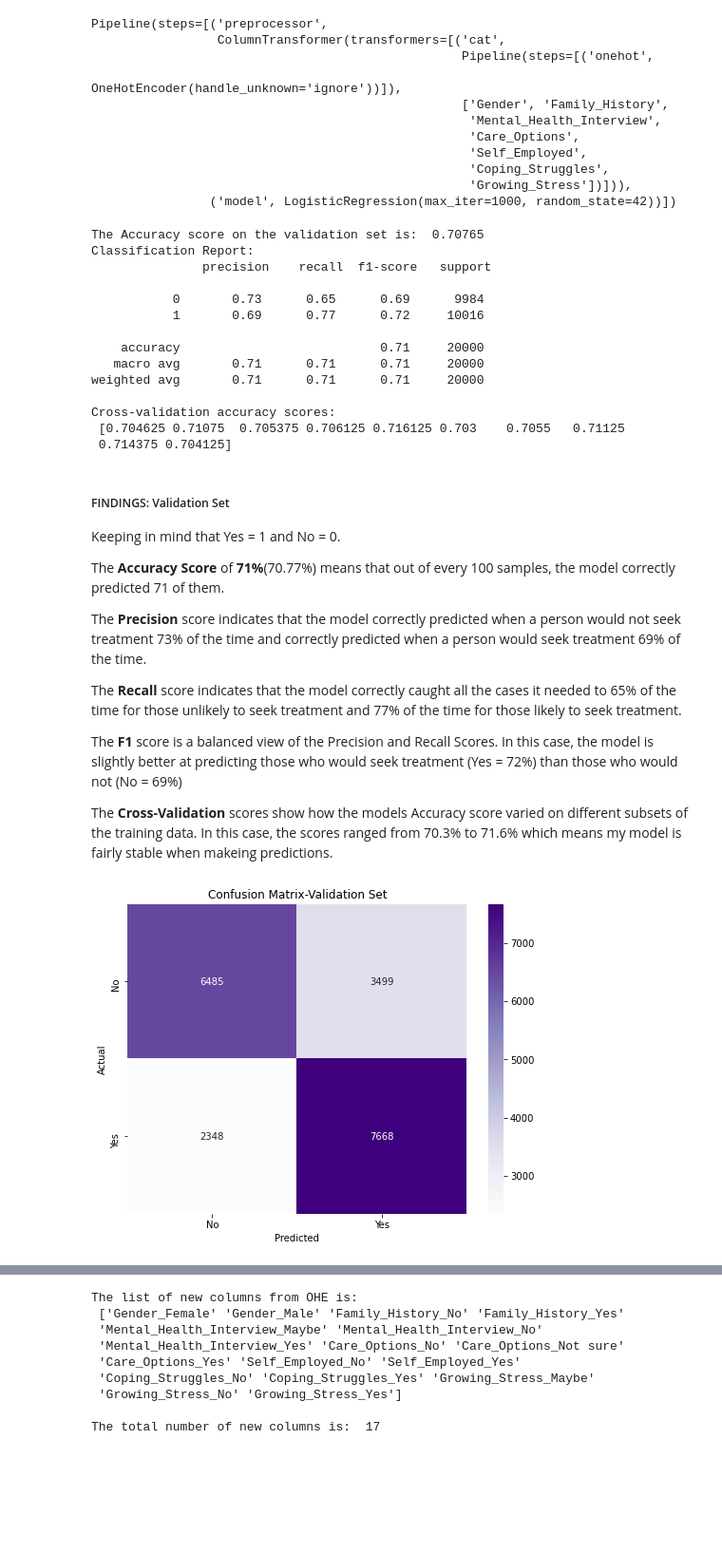
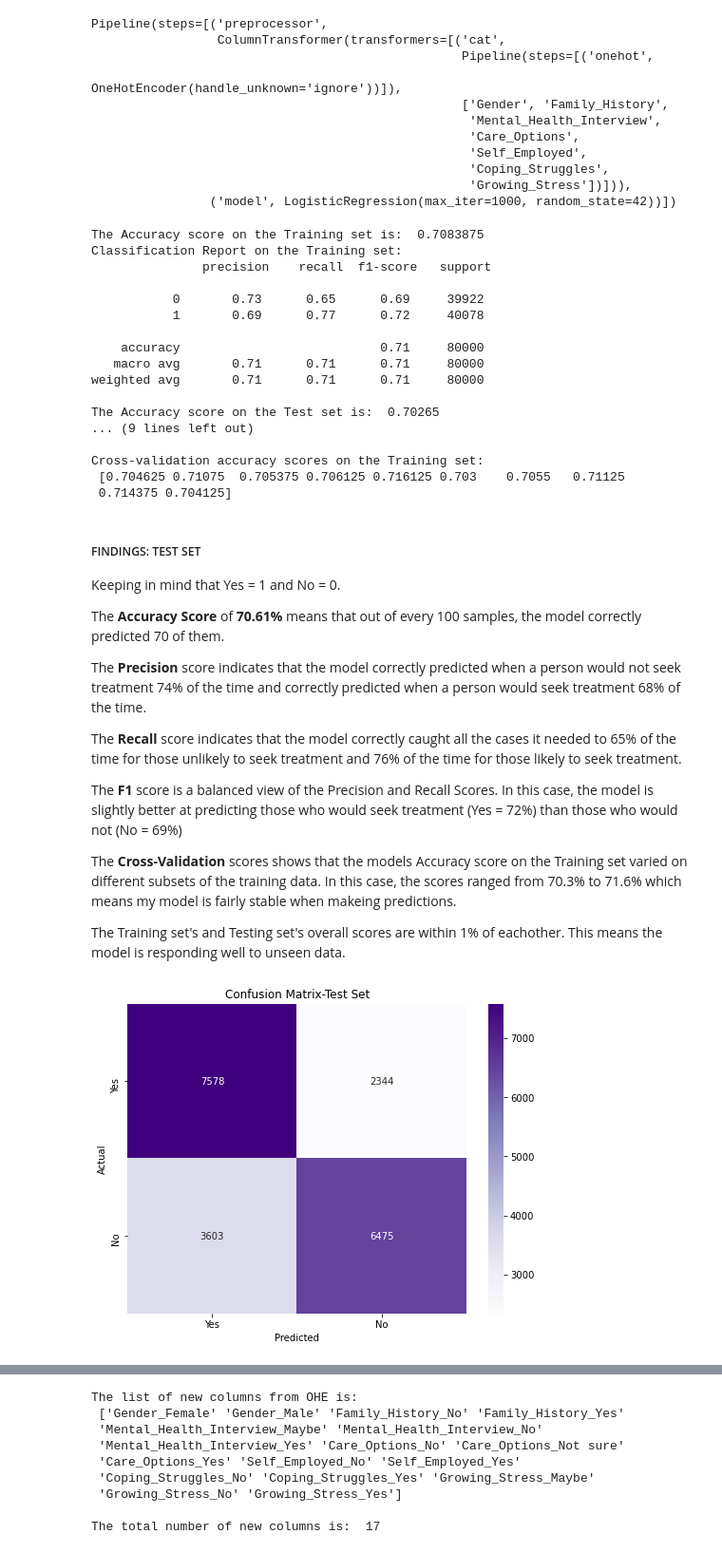
Before and after one commit to Lotus-baumgarner/Will-They-Seek-Treatment, a Jupyter notebook: Models-Conclusions.ipynb, the cells around one changed output, grey strips where cells are left out. Shown at 95% size. Saved outputs shown, nothing was run; the diff lists cells and outputs as text; code cells hidden in the pictures; blank space fills up the shorter version.

```diff
--- a/Models-Conclusions.ipynb
+++ b/Models-Conclusions.ipynb
@@ -99,9 +99,6 @@ significant_features = ['Gender', 'Family_History', 'Mental_Health_Interview', '
 X = df[significant_features]
 y = df['Treatment'].map({'Yes': 1, 'No': 0})
 
-# First split the dataset into train_validation and holdout sets (80/20)
-X_train_val, X_holdout, y_train_val, y_holdout = train_test_split(X, y, test_size=0.2, random_state=42)
-
-# Then split the train_validation set into seperate training and validation sets (75/25)
-X_train, X_val, y_train, y_val = train_test_split(X_train_val, y_train_val, test_size=0.25, random_state=42)
+# First split the dataset into train and test sets (80/20)
+X_train, X_test, y_train, y_test = train_test_split(X, y, test_size=0.2, random_state=42)
 # %%
@@ -183,62 +196,76 @@ Pipeline(steps=[('preprocessor',
 # Trained the model
 logreg_pipeline.fit(X_train, y_train)
 
-# Predictions & Evaluation
-y_pred1 = logreg_pipeline.predict(X_val)
-accuracy1 = accuracy_score(y_val, y_pred1)
-classification_report1 = classification_report(y_val, y_pred1)
+# Predictions & Evaluation on the Training set
+y_pred_train = logreg_pipeline.predict(X_train)
+accuracy_train = accuracy_score(y_train, y_pred_train)
+classification_report_train = classification_report(y_train, y_pred_train)
 
-# Cross-validated
-cv_scores1 = cross_val_score(logreg_pipeline, X_train_val, y_train_val, cv=10, scoring='accuracy')
+# Predictions & Evaluation on the Test set
+y_pred_test = logreg_pipeline.predict(X_test)
+accuracy_test = accuracy_score(y_test, y_pred_test)
+classification_report_test = classification_report(y_test, y_pred_test)
 
-print("\033[1mThe Accuracy score on the validation set is:\033[0m ", accuracy1)
-print("\033[1mClassification Report:\033[0m\n", classification_report1)
-print("\033[1mCross-validation accuracy scores:\033[0m\n", cv_scores1)
+# Cross-validated scores on the Training set
+cv_scores_train = cross_val_score(logreg_pipeline, X_train, y_train, cv=10, scoring='accuracy')
+
+print("\033[1mThe Accuracy score on the Training set is:\033[0m ", accuracy_train)
+print("\033[1mClassification Report on the Training set:\033[0m\n", classification_report_train)
+
+print("\033[1mThe Accuracy score on the Test set is:\033[0m ", accuracy_test)
+print("\033[1mClassification Report on the Test set:\033[0m\n", classification_report_test)
+
+print("\033[1mCross-validation accuracy scores on the Training set:\033[0m\n", cv_scores_train)
 # %% [output]
-The Accuracy score on the validation set is:  0.70765
-Classification Report:
+The Accuracy score on the Training set is:  0.7083875
+Classification Report on the Training set:
                precision    recall  f1-score   support
 
-           0       0.73      0.65      0.69      9984
-           1       0.69      0.77      0.72     10016
+           0       0.73      0.65      0.69     39922
+           1       0.69      0.77      0.72     40078
 
-    accuracy                           0.71     20000
-   macro avg       0.71      0.71      0.71     20000
-weighted avg       0.71      0.71      0.71     20000
+    accuracy                           0.71     80000
+   macro avg       0.71      0.71      0.71     80000
+weighted avg       0.71      0.71      0.71     80000
 
-Cross-validation accuracy scores:
+The Accuracy score on the Test set is:  0.70265
+... (9 lines left out)
+
+Cross-validation accuracy scores on the Training set:
  [0.704625 0.71075  0.705375 0.706125 0.716125 0.703    0.7055   0.71125
  0.714375 0.704125]
 # %% [markdown]
-##### FINDINGS:  Validation Set
+##### FINDINGS:  TEST SET
 Keeping in mind that Yes = 1 and No = 0.
 
-The __Accuracy Score__ of __71%__(70.77%) means that out of every 100 samples, the model correctly predicted 71 of them.
+The __Accuracy Score__ of __70.61%__ means that out of every 100 samples, the model correctly predicted 70 of them.
 
-The __Precision__ score indicates that the model correctly predicted when a person would not seek treatment 73% of the time and correctly predicted when a person would seek treatment 69% of the time.
+The __Precision__ score indicates that the model correctly predicted when a person would not seek treatment 74% of the time and correctly predicted when a person would seek treatment 68% of the time.
 
-The __Recall__ score indicates that the model correctly caught all the cases it needed to 65% of the time for those unlikely to seek treatment and 77% of the time for those likely to seek treatment.
+The __Recall__ score indicates that the model correctly caught all the cases it needed to 65% of the time for those unlikely to seek treatment and 76% of the time for those likely to seek treatment.
 
 The __F1__ score is a balanced view of the Precision and Recall Scores. In this case, the model is slightly better at predicting those who would seek treatment (Yes = 72%) than those who would not (No = 69%)
 
-The __Cross-Validation__ scores show how the models Accuracy score varied on different subsets of the training data. In this case, the scores ranged from 70.3% to 71.6% which means my model is fairly stable when makeing predictions.
+The __Cross-Validation__ scores shows that the models Accuracy score on the Training set varied on different subsets of the training data. In this case, the scores ranged from 70.3% to 71.6% which means my model is fairly stable when makeing predictions.
+
+The Training set's and Testing set's overall scores are within 1% of eachother. This means the model is responding well to unseen data.
 # %%
 # Created the confusion matrix for visualization
-cm1 = confusion_matrix(y_val, y_pred1, labels=logreg_pipeline.named_steps['model'].classes_)
+cm1 = confusion_matrix(y_test, y_pred_test, labels=[1, 0])
 
 plt.figure(figsize=(8, 6))
 sns.heatmap(cm1, annot=True, fmt='d', cmap='Purples')
 
 plt.xlabel('Predicted')
 plt.ylabel('Actual')
-plt.title('Confusion Matrix-Validation Set')
+plt.title('Confusion Matrix-Test Set')
 
-plt.xticks(ticks=[0.5, 1.5], labels=['No', 'Yes'])
-plt.yticks(ticks=[0.5, 1.5], labels=['No', 'Yes'])
+plt.xticks(ticks=[0.5, 1.5], labels=['Yes', 'No'])
+plt.yticks(ticks=[0.5, 1.5], labels=['Yes', 'No'])
 
-plt.savefig('cm1_LogReg.png', dpi=300, bbox_inches='tight')
+plt.savefig('cm1-LogReg.png', dpi=300, bbox_inches='tight')
 
 plt.show()
 # %% [output]
-[figure, old version]
+[figure, new version]
 # %% [markdown]
```
Also changed, not shown: parts of 45 cells of this notebook.
